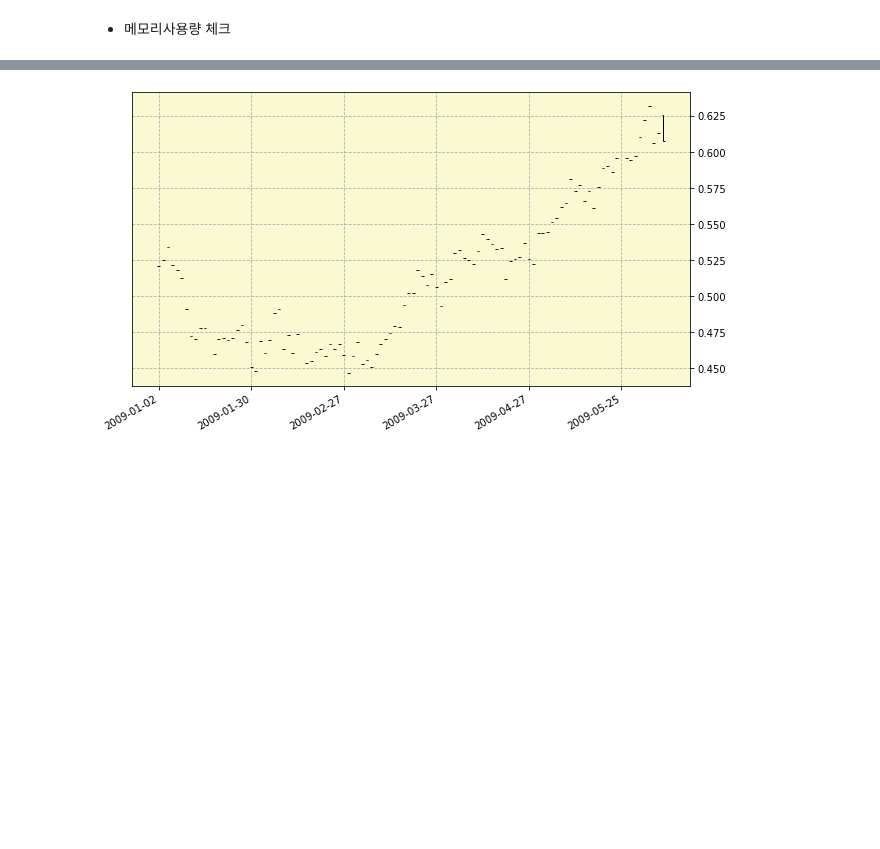
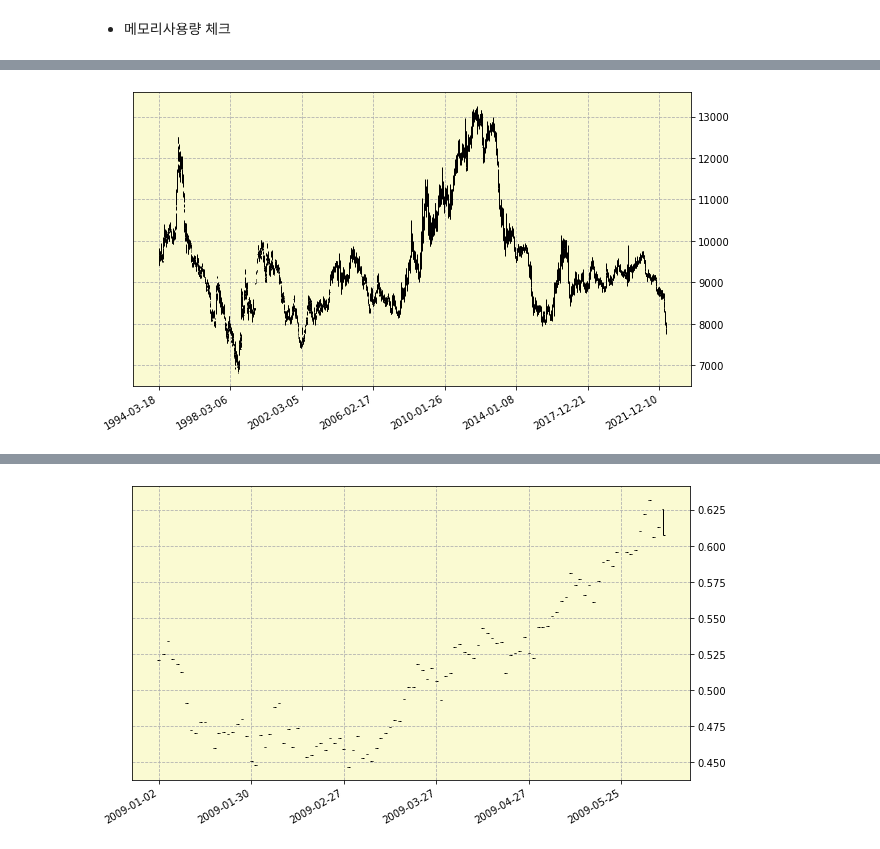
Before and after one commit to zipu/Trading, a Jupyter notebook: test.ipynb, the cells around one changed output, grey strips where cells are left out. Drawn from its saved outputs; the diff is of its cells as text; code cells hidden in the pictures; blank space fills up the shorter version.

```diff
--- a/test.ipynb
+++ b/test.ipynb
@@ -38,0 +182,4 @@ del sys.modules['tools.instruments']
+# %%
+view(instruments['JY'].quotes(method='so')['1994-03-18':])
+# %% [output]
+[figure, added]
```
Also changed, not shown: parts of 60 cells of this notebook, 31 other files.
